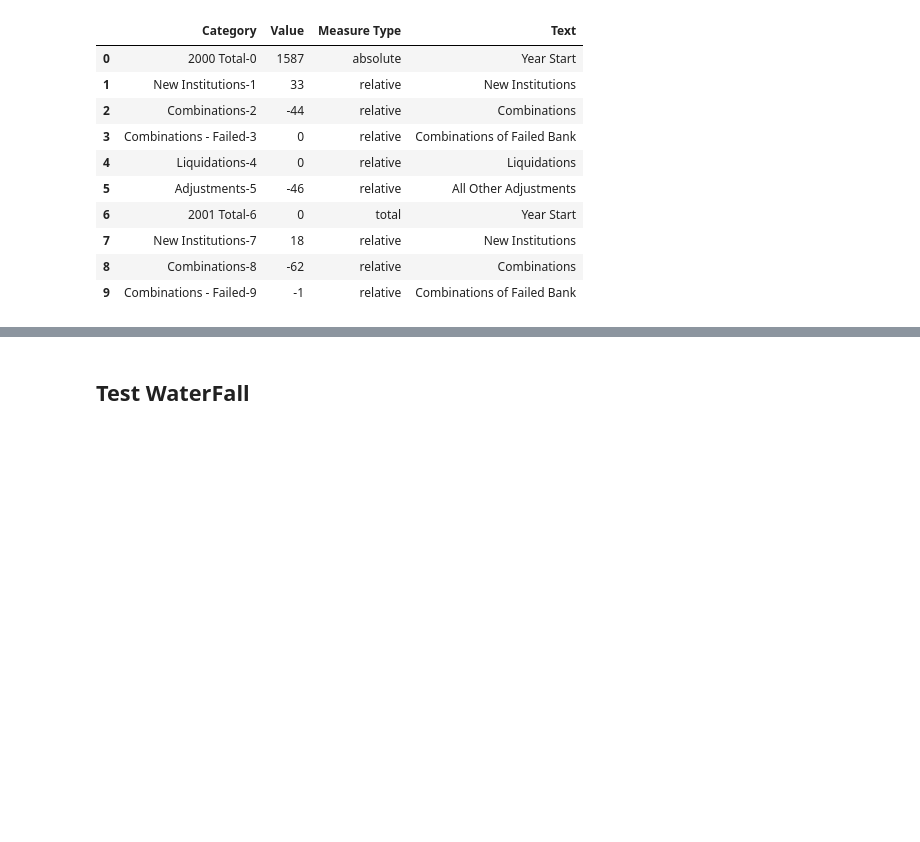
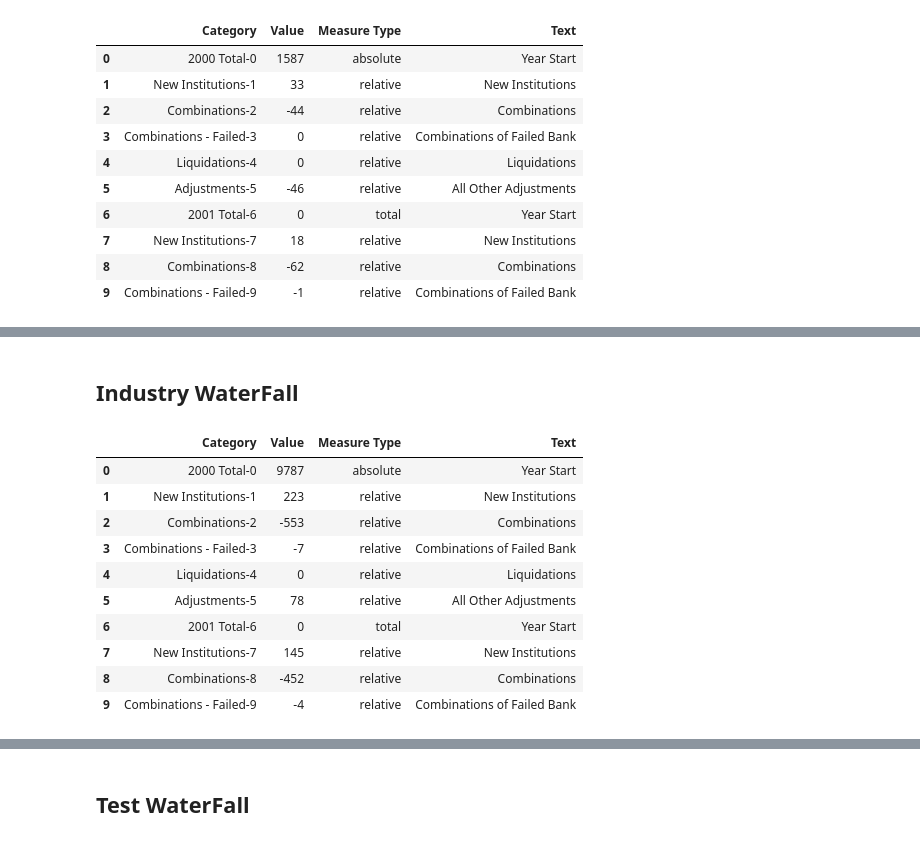
Before and after one commit to allaccountstaken/fdic_banks_eda, a Jupyter notebook: notebooks/banks_universe/waterfall_chart.ipynb, the cells around one changed output, grey strips where cells are left out. Cells and saved outputs as stored; diff of their text form; code cells hidden in the pictures; blank space fills up the shorter version.

Commit message:
3 waterfalls based on real data

```diff
--- a/notebooks/banks_universe/waterfall_chart.ipynb
+++ b/notebooks/banks_universe/waterfall_chart.ipynb
@@ -107,3 +107,26 @@ fig.update_yaxes(range=[500, 1700])
 fig.show()
 # %% [output]
 [interactive output not drawn]
+# %% [markdown]
+## Industry WaterFall
+# %%
+# check if it works with csv
+#data = pd.read_excel('WaterFall_Data_Commercial.xlsx', header=1, usecols=(0, 1, 2, 3, 4), index_col=0)
+data = pd.read_csv('../../data/WaterFall_Data_All.csv', index_col=0)
+# convert measure type to lower case to be read into pyplot
+data['Measure Type'] = data['Measure Type'].str.lower()
+# add index postfix to every line of Category columns to create unique categories
+data['Category'] = data['Category'].astype(str) + '-'+ data.index.astype(str)
+data.head(10)
+# %% [output]
+|  | Category | Value | Measure Type | Text |
+| 0 | 2000 Total-0 | 9787 | absolute | Year Start |
+| 1 | New Institutions-1 | 223 | relative | New Institutions |
+| 2 | Combinations-2 | -553 | relative | Combinations |
+| 3 | Combinations - Failed-3 | -7 | relative | Combinations of Failed Bank |
+| 4 | Liquidations-4 | 0 | relative | Liquidations |
+| 5 | Adjustments-5 | 78 | relative | All Other Adjustments |
+| 6 | 2001 Total-6 | 0 | total | Year Start |
+| 7 | New Institutions-7 | 145 | relative | New Institutions |
+| 8 | Combinations-8 | -452 | relative | Combinations |
+| 9 | Combinations - Failed-9 | -4 | relative | Combinations of Failed Bank |
```
Also changed, not shown: parts of 2 cells of this notebook.
